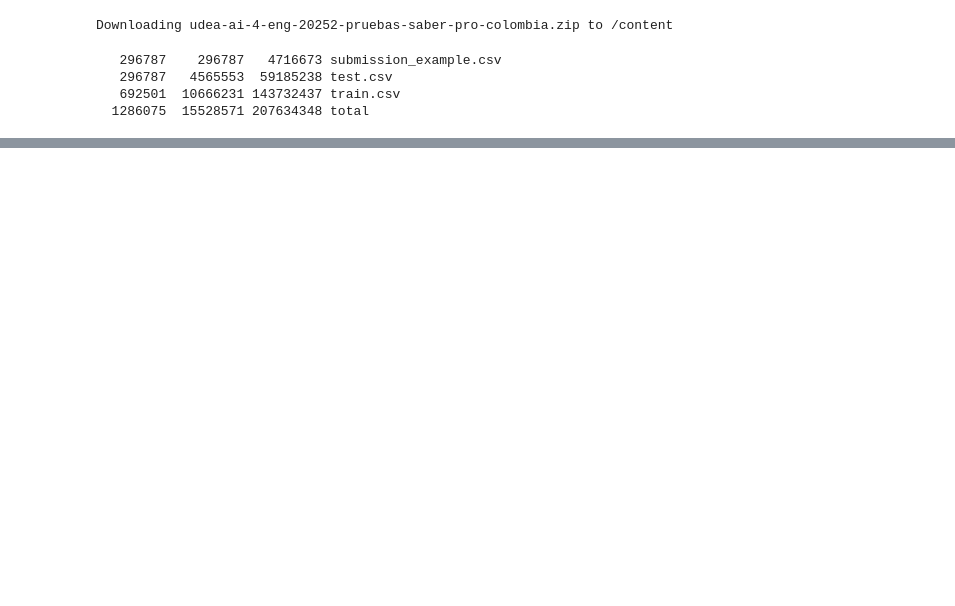
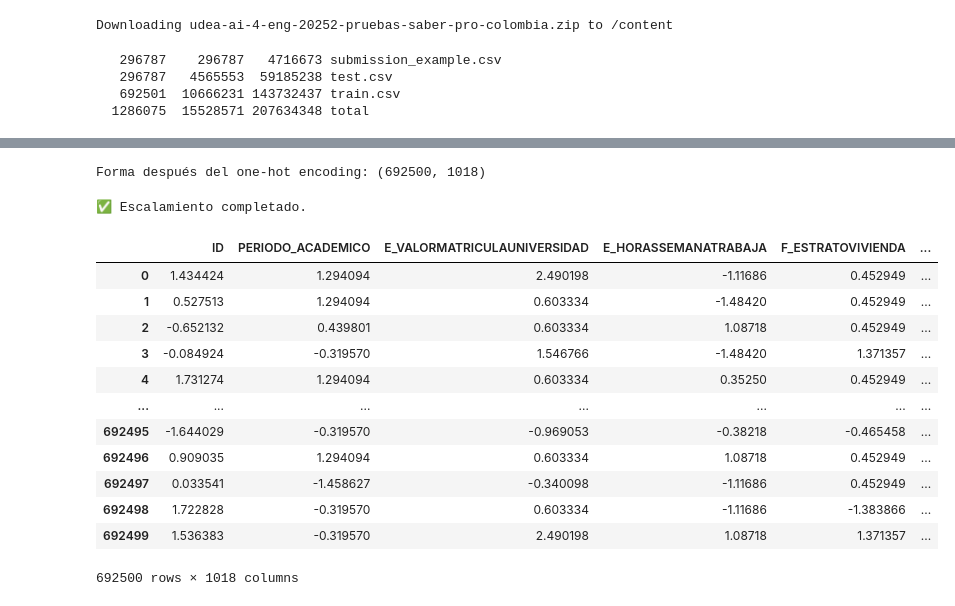
Before and after one commit to DavidTorres-sys/proyecto-modelos-y-simulacion-udea, a Jupyter notebook: preprocesado.ipynb, the cells around one changed output, grey strips where cells are left out. Saved outputs shown, nothing was run; the diff lists cells and outputs as text; code cells hidden in the pictures; blank space fills up the shorter version.

```diff
--- a/preprocesado.ipynb
+++ b/preprocesado.ipynb
@@ -57,0 +128,24 @@ df_train.to_csv("test.csv", index=False)
+# %%
+# ============================================================
+# 5. Conversión de variables binarias (Sí/No) con manejo robusto
+# ============================================================
+
+binarias = [
+    "F_TIENEINTERNET", "F_TIENELAVADORA", "F_TIENEAUTOMOVIL",
+    "E_PRIVADO_LIBERTAD", "E_PAGOMATRICULAPROPIO",
+    "F_TIENECOMPUTADOR",
+]
+
+for col in binarias:
+    if col in df.columns:
+        df[col] = (
+            df[col]
+            .astype(str)
+            .str.strip()
+            .str.replace("Sí", "Si", regex=False)
+            .map({"Si": 1, "No": 0, "S": 1, "N": 0})
+        )
+        # Si quedaron NaN, los rellenamos con 0
+        df[col].fillna(0, inplace=True)
+
+print("✅ Variables binarias convertidas correctamente.")
@@ -58 +207,37 @@ df_train.to_csv("test.csv", index=False)
+# %%
+# ============================================================
+# 7. One-Hot Encoding de variables categóricas
+# ============================================================
+
+df_encoded = pd.get_dummies(df, columns=cat_cols, drop_first=True)
+print("Forma después del one-hot encoding:", df_encoded.shape)
+# %% [output]
+Forma después del one-hot encoding: (692500, 1018)
+# %%
+# ============================================================
+# 8. Escalamiento de variables numéricas
+# ============================================================
+
+scaler = StandardScaler()
+df_encoded[num_cols] = scaler.fit_transform(df_encoded[num_cols])
+
+print("✅ Escalamiento completado.")
+# %% [output]
+✅ Escalamiento completado.
+# %%
+df_encoded
+# %% [output]
+|  | ID | PERIODO_ACADEMICO | E_VALORMATRICULAUNIVERSIDAD | E_HORASSEMANATRABAJA | F_ESTRATOVIVIENDA | ... |
+| 0 | 1.434424 | 1.294094 | 2.490198 | -1.11686 | 0.452949 | ... |
+| 1 | 0.527513 | 1.294094 | 0.603334 | -1.48420 | 0.452949 | ... |
+| 2 | -0.652132 | 0.439801 | 0.603334 | 1.08718 | 0.452949 | ... |
+| 3 | -0.084924 | -0.319570 | 1.546766 | -1.48420 | 1.371357 | ... |
+| 4 | 1.731274 | 1.294094 | 0.603334 | 0.35250 | 0.452949 | ... |
+| ... | ... | ... | ... | ... | ... | ... |
+| 692495 | -1.644029 | -0.319570 | -0.969053 | -0.38218 | -0.465458 | ... |
+| 692496 | 0.909035 | 1.294094 | 0.603334 | 1.08718 | 0.452949 | ... |
+| 692497 | 0.033541 | -1.458627 | -0.340098 | -1.11686 | 0.452949 | ... |
+| 692498 | 1.722828 | -0.319570 | 0.603334 | -1.11686 | -1.383866 | ... |
+| 692499 | 1.536383 | -0.319570 | 2.490198 | 1.08718 | 1.371357 | ... |
+692500 rows × 1018 columns
 # %%
```
Also changed, not shown: parts of 11 cells of this notebook.
